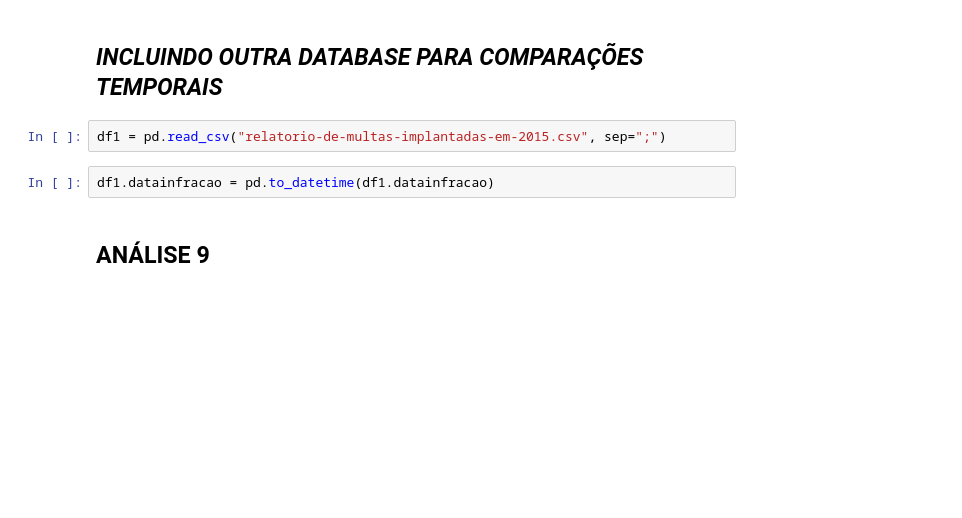
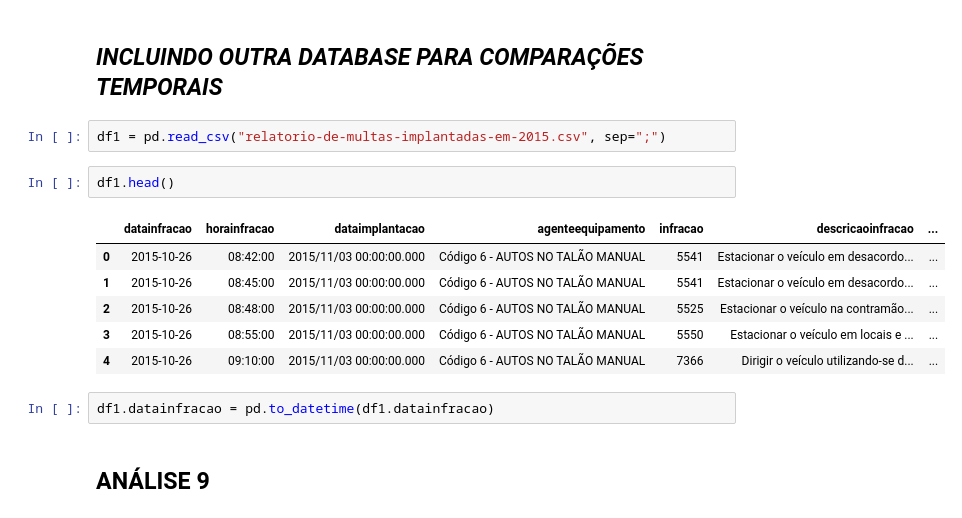
Before and after one commit to BrunoPereira1/Topicos-Integradores2, a Jupyter notebook: Projeto_Análise.ipynb, the cells around one changed output. Saved outputs shown, nothing was run; the diff lists cells and outputs as text; blank space fills up the shorter version.

```diff
--- a/Projeto_Análise.ipynb
+++ b/Projeto_Análise.ipynb
@@ -128,6 +215,15 @@ dti.localcometimento.value_counts()[0:5].plot.pie(title="Os 5 locais que mais oc
 ## *INCLUINDO OUTRA DATABASE PARA COMPARAÇÕES TEMPORAIS*
 # %%
 df1 = pd.read_csv("relatorio-de-multas-implantadas-em-2015.csv", sep=";")
+# %%
+df1.head()
+# %% [output]
+|  | datainfracao | horainfracao | dataimplantacao | agenteequipamento | infracao | descricaoinfracao | ... |
+| 0 | 2015-10-26 | 08:42:00 | 2015/11/03 00:00:00.000 | Código 6 - AUTOS NO TALÃO MANUAL | 5541 | Estacionar o veículo em desacordo... | ... |
+| 1 | 2015-10-26 | 08:45:00 | 2015/11/03 00:00:00.000 | Código 6 - AUTOS NO TALÃO MANUAL | 5541 | Estacionar o veículo em desacordo... | ... |
+| 2 | 2015-10-26 | 08:48:00 | 2015/11/03 00:00:00.000 | Código 6 - AUTOS NO TALÃO MANUAL | 5525 | Estacionar o veículo na contramão... | ... |
+| 3 | 2015-10-26 | 08:55:00 | 2015/11/03 00:00:00.000 | Código 6 - AUTOS NO TALÃO MANUAL | 5550 | Estacionar o veículo em locais e ... | ... |
+| 4 | 2015-10-26 | 09:10:00 | 2015/11/03 00:00:00.000 | Código 6 - AUTOS NO TALÃO MANUAL | 7366 | Dirigir o veículo utilizando-se d... | ... |
 # %%
 df1.datainfracao = pd.to_datetime(df1.datainfracao)
 # %% [markdown]
```
Also changed, not shown: parts of 37 cells of this notebook.
